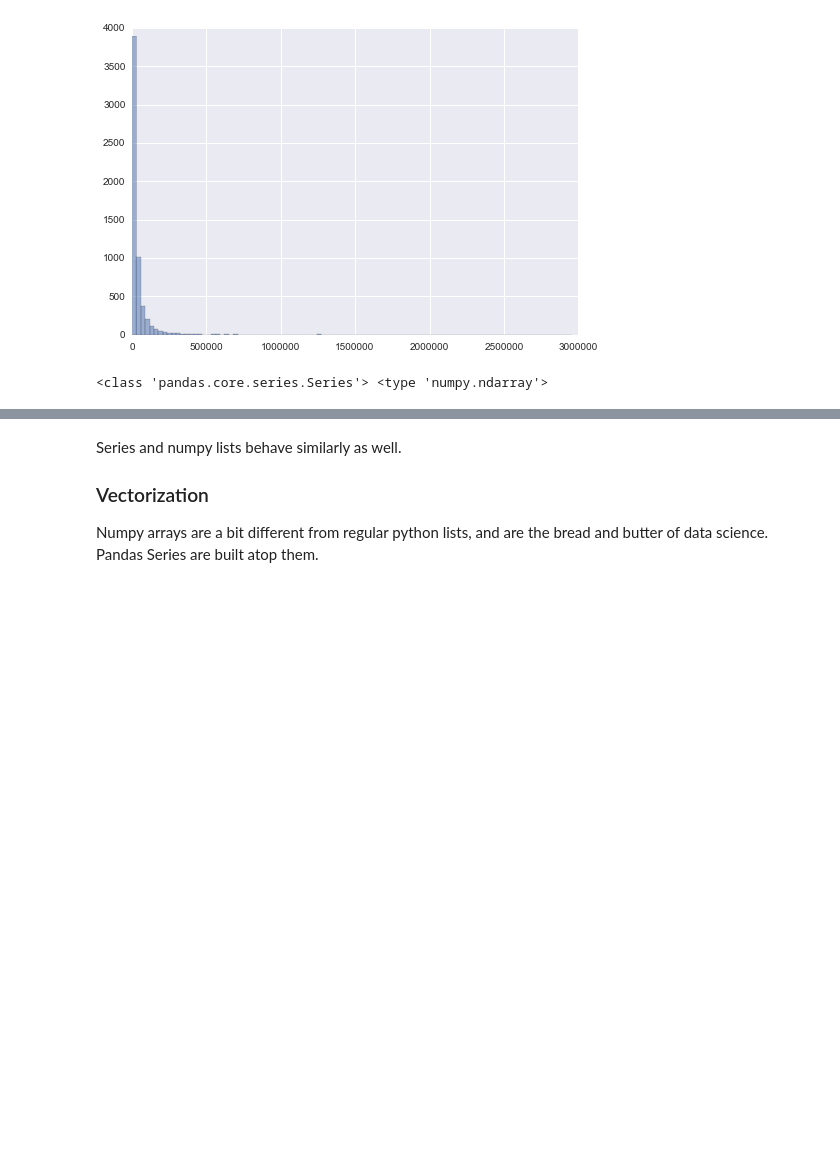
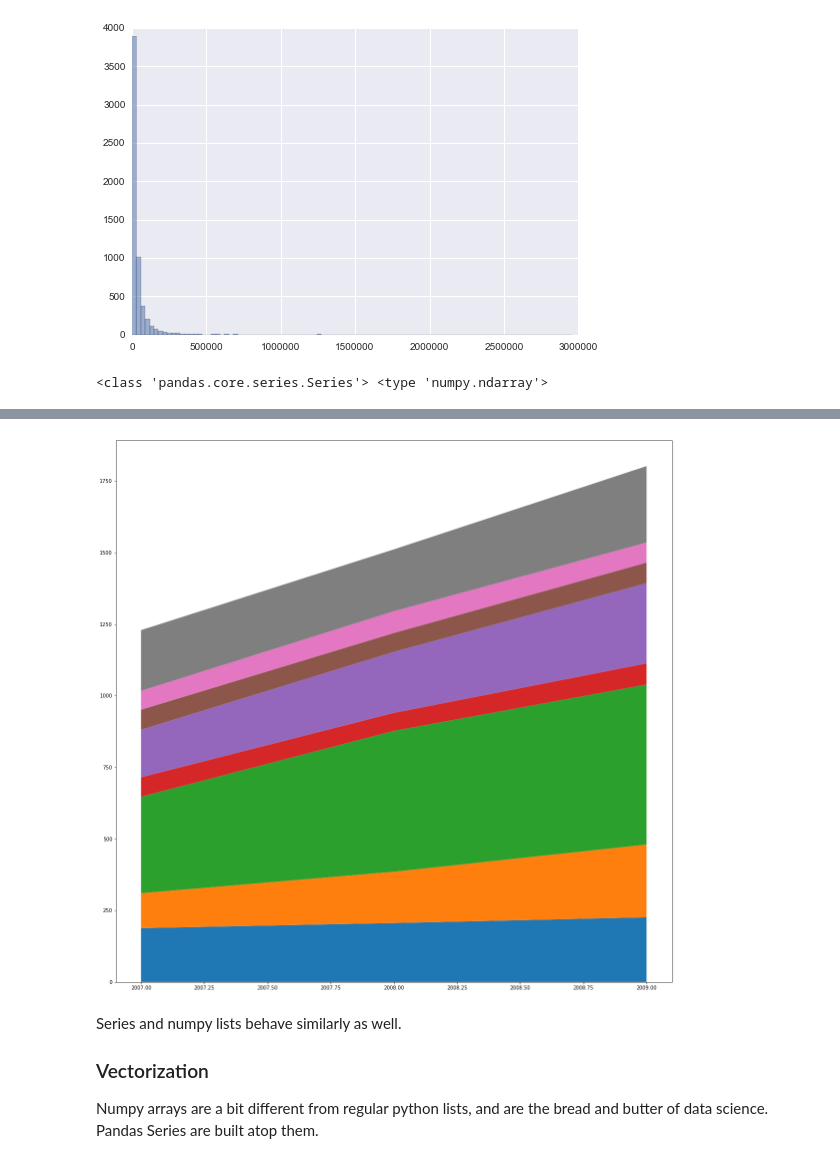
Before and after one commit to kanstantsin/cs109-2015lab1, a Jupyter notebook: Lab1-pythonpandas.ipynb, the cells around one changed output, grey strips where cells are left out. Saved outputs shown, nothing was run; the diff lists cells and outputs as text; code cells hidden in the pictures; blank space fills up the shorter version.

Commit message:
HW1: refactor genre trends graph

```diff
--- a/Lab1-pythonpandas.ipynb
+++ b/Lab1-pythonpandas.ipynb
@@ -524,3 +417,68 @@ See the caveats in the documentation: http://pandas.pydata.org/pandas-docs/stabl
+# %%
+START_YEAR = 2006
+END_YEAR = 2010
+
+
+def normalize_genre_urls(dfa):
+    dfa.loc[dfa.genre_urls.isnull(), 'genre_urls'] = 'unspecified'
+    dfa.genre_urls = dfa.genre_urls.apply(lambda x: np.array(x.split('|')))
+
+
+def get_unique_genre_urls(dfa):
+    unique_urls = set()
+    for urls in dfa.genre_urls:
+        unique_urls.update(urls)
+    return unique_urls
+
+
+def explode(dfa, exploded_column_name, new_column_name):
+    value_arrays = dfa[exploded_column_name].to_numpy()
+    value_counts = [len(v) for v in value_arrays]
+    exploded = pd.DataFrame(np.repeat(dfa.to_numpy(), value_counts, axis=0), columns=dfa.columns)
+    kwargs = {new_column_name : np.concatenate(value_arrays)}
+    return exploded.assign(**kwargs)
+
+
+def create_full_empty_count_dataframe(years, genres):
+    all_years = np.repeat(np.array(years), len(genres))
+    all_genres = np.tile(np.array(list(genres)), len(years))
+    all_counts = np.repeat(np.array([0]), len(genres) * len(years))
+    return pd.DataFrame({'year': all_years, 'genre': all_genres, 'name': all_counts})
+
+
+def draw_plot(dfa, genres):
+    plt.figure(figsize=(20,20))
+    genre_counts = None
+    labels = []
+    for genre in genres:
+        plot_df = dfa[all_rows.genre == genre]
+        if np.sum(plot_df.name) < 200:
+            continue
+        if genre_counts is not None:
+            genre_counts = np.vstack([genre_counts, plot_df.name])
+        else:
+            genre_counts = np.array(plot_df.name)
+        labels.append(genre)
+    plt.stackplot(years, genre_counts, labels=labels)
+
+genre_df = df.copy()
+
+normalize_genre_urls(genre_df)
+unique_genres = get_unique_genre_urls(genre_df)
+exploded_genre_df = explode(genre_df, 'genre_urls', 'genre')
+exploded_genre_df = exploded_genre_df[(exploded_genre_df.year > START_YEAR) & (exploded_genre_df.year < END_YEAR)]
+
+grouped = exploded_genre_df[['year', 'genre', 'name']].groupby(['year', 'genre']).count().reset_index()
+years = np.unique(grouped['year'])
+
+full_df = create_full_empty_count_dataframe(years, unique_genres)
+full_df = full_df.set_index(['year', 'genre'])
+full_df.update(grouped.set_index(['year', 'genre']))
+full_df = all_rows.reset_index()
+
+draw_plot(full_df, unique_genres)
+# %% [output]
+[figure, added]
 # %% [markdown]
 Series and numpy lists behave similarly as well.
 
```
Also changed, not shown: parts of 1 cell of this notebook.
